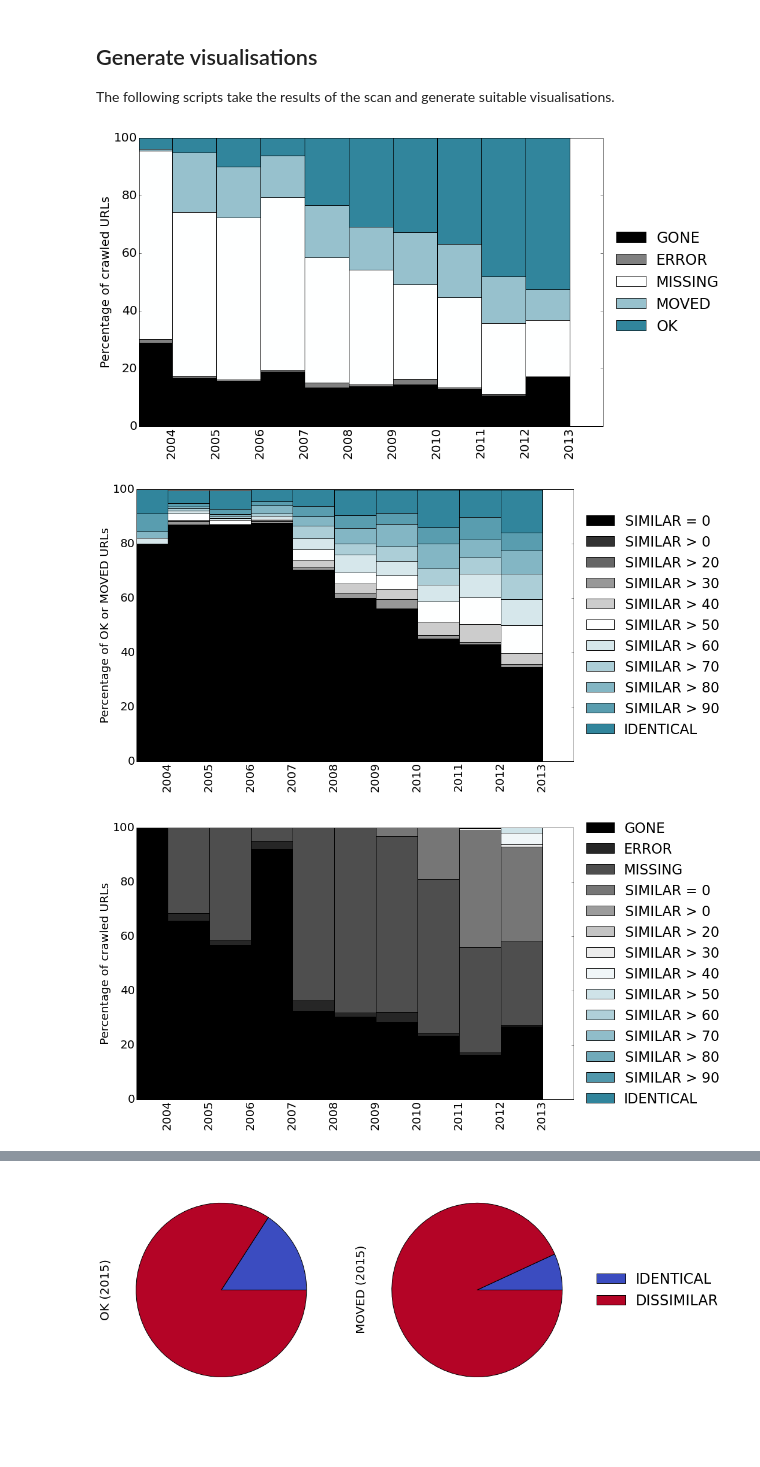
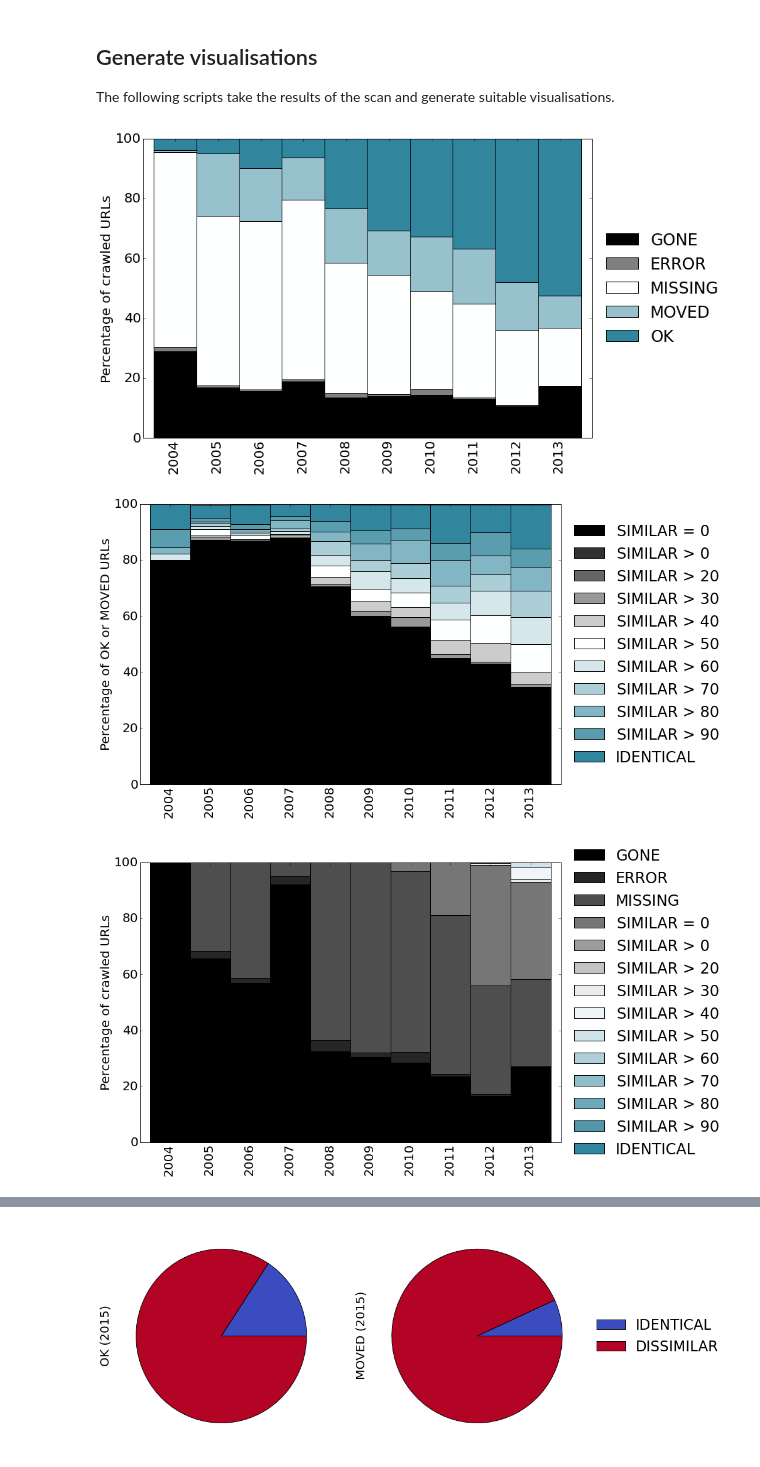
Before and after one commit to ukwa/halflife, a Jupyter notebook: half-life.ipynb, the cells around one changed output, grey strips where cells are left out. Saved outputs shown, nothing was run; the diff lists cells and outputs as text; code cells hidden in the pictures; blank space fills up the shorter version.

```diff
--- a/half-life.ipynb
+++ b/half-life.ipynb
@@ -137,11 +137,11 @@ def stack(filename, outname):
         datas.append(values)
     #
     df = pd.DataFrame(datas,index=years,columns=cols)
-    ax = df.plot(kind='bar', width=1, stacked=True, colormap=rvb, edgecolor = "black");
+    ax = df.plot(kind='bar', width=1.0, stacked=True, colormap=rvb, edgecolor = "black", position=0.5);
     ax.set_ylabel("Percentage of crawled URLs")
     #ax = df.plot(kind='pie', subplots=True, colormap='coolwarm_r');
     plt.legend(loc='center left', bbox_to_anchor=(1.0, 0.5), frameon=False)
-    plt.tight_layout()
+    #plt.tight_layout()
     plt.savefig("%s/stack-%s.pdf" % (plot_folder, outname),bbox_inches='tight')
     plt.show()
 
@@ -170,12 +170,12 @@ def stack_sim(filename, outname):
         datas.append(values)
     #
     df = pd.DataFrame(datas,index=years,columns=cols)
-    ax = df.plot(kind='bar', width=1, stacked=True, colormap=rvb, edgecolor = "black");
+    ax = df.plot(kind='bar', width=1.0, stacked=True, colormap=rvb, edgecolor = "black", position=0.5);
     #ax = df.plot(kind='pie', subplots=True, colormap='coolwarm_r');
     ax.set_ylabel("Percentage of crawled URLs")
     ax.set_ylim([0,100])
     plt.legend(loc='center left', bbox_to_anchor=(1.0, 0.5), frameon=False)
-    plt.tight_layout()
+    #plt.tight_layout()
     plt.savefig("%s/stack-sim-%s.pdf" % (plot_folder, outname),bbox_inches='tight')
     plt.show()
 
@@ -203,12 +203,12 @@ def stack_sim_only(filename, outname):
         datas.append(values)
     #
     df = pd.DataFrame(datas,index=years,columns=cols)
-    ax = df.plot(kind='bar', width=1, stacked=True, colormap=rvb, edgecolor = "black");
+    ax = df.plot(kind='bar', width=1.0, stacked=True, colormap=rvb, edgecolor = "black", position=0.5);
     ax.set_ylim([0,100])
     ax.set_ylabel("Percentage of OK or MOVED URLs")
     #ax = df.plot(kind='pie', subplots=True, colormap='coolwarm_r');
     plt.legend(loc='center left', bbox_to_anchor=(1.0, 0.5), frameon=False)
-    plt.tight_layout()
+    #plt.tight_layout()
     plt.savefig("%s/stack-sim-only-%s.pdf" % (plot_folder, outname),bbox_inches='tight')
     plt.show()
 
@@ -226,37 +226,37 @@ def stack_sim_only(filename, outname):
 #print("---")
 
 in_file = "sample-scan-results/2015-04-19-Explorer/sample-of-1000-scan-results.csv"
+#tabulate(in_file)
 stack(in_file,"oukwa")
 stack_sim_only(in_file,"oukwa")
 stack_sim(in_file,"oukwa")
-#tabulate(in_file)
 
 # Only three soft-404s. Manual checking revealed at least one missed soft 404.
 # Some sites are soft-404 but going all the way to the root hits a different handler.
 # e.g. http://www.thesouthernreporter.co.uk/property/agent-search/40878
 #
 # Try alternative random-query generator to make soft-404 check more robust.
 # Just appending to the path.
 
 #tabulate("sample-scan-results/2015-04-17-TalkTalk-2/ldwa-sample-of-2000-scan-results.csv")
 
 # But often trailing path is ignored! e.g.
 # http://www.newstatesman.com/node/138986
 # The removing a letter and appendings.
 
 #tabulate("sample-scan-results/2015-04-18-TT/ldwa-sample-of-2000-scan-results.csv")
 
 # But even that fails! e.g.
 # http://www.westburytownforums.co.uk/index.php/topic,3861.msg45207.html
 # So, instead, we replace the final path segment with a random string.
 # That appears to give acceptable results. Although there are some false-positives:
 # http://www.standard.co.uk/topic/Rum (96)
 # http://bma.org.uk/news-views-analysis/the-bma-blog/tag/nhs-watch (99!)
 # Very 'busy' pages with not much content difference get missed.
 # %% [output]
-[figure, old version]
+[figure, new version]
-[figure, old version]
+[figure, new version]
-[figure, old version]
+[figure, new version]
 # %%
 
 data_folder = datetime.datetime.now().strftime("sample-scan-results/%Y-%m-Explorer")
```
Also changed, not shown: parts of 3 cells of this notebook, 13 other files.
